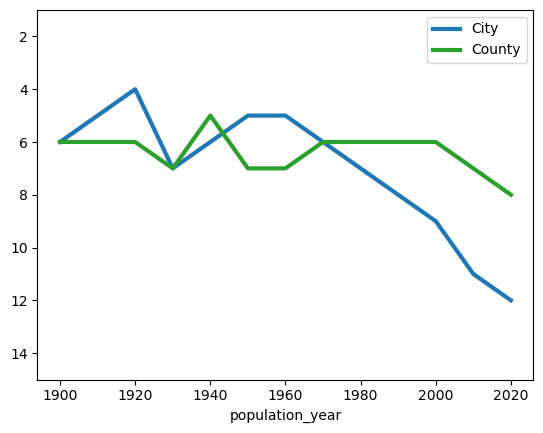
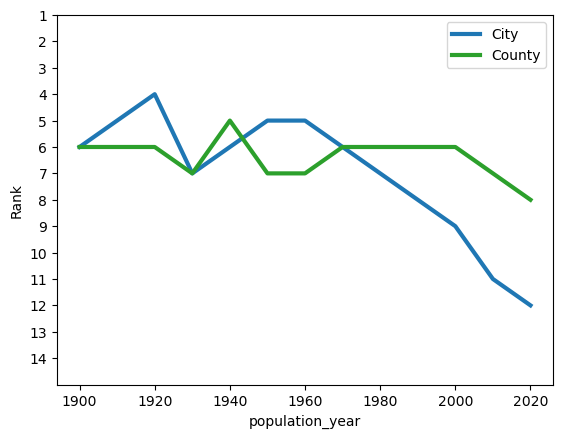
The notebook cell's code change between the first figure and the second:
--- before
+++ after
@@ -1,9 +1,8 @@
-municipal_census_pop_rank = municipal_census_pop_df.rank(axis=0,method='first',ascending=False)
-county_census_pop_rank = county_census_pop_df.rank(axis=0,method='first',ascending=False)
-
 f,ax = plt.subplots()
-municipal_census_pop_rank.loc['Boulder',1900:].plot(ax=ax,color='tab:blue',label='City',lw=3)
-county_census_pop_rank.loc['Boulder',1900:].plot(ax=ax,color='tab:green',label='County',lw=3)
+boulder_pop_rank_df['City'].plot(ax=ax,color='tab:blue',label='City',lw=3)
+boulder_pop_rank_df['County'].plot(ax=ax,color='tab:green',label='County',lw=3)
 ax.set_ylim((1,15))
+ax.yaxis.set_ticks(range(1,15))
 ax.invert_yaxis()
 ax.legend()
+ax.set_ylabel('Rank')

Commit: Clean up